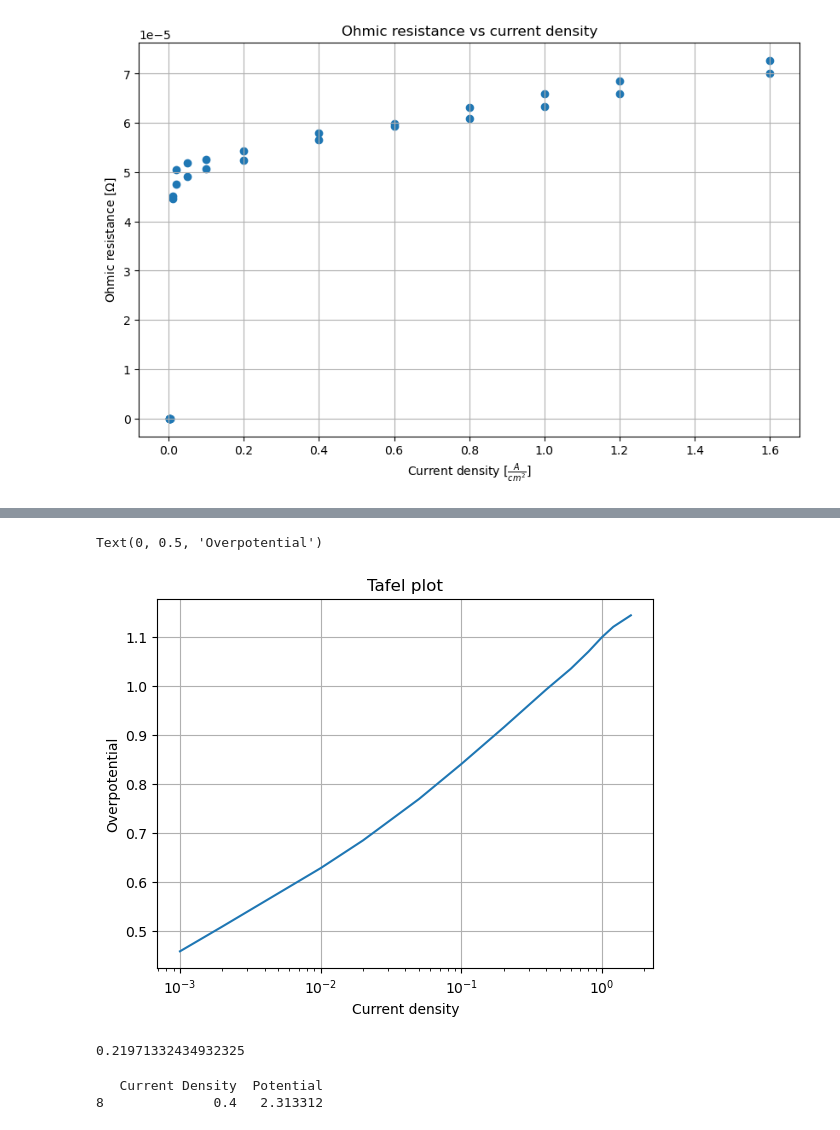
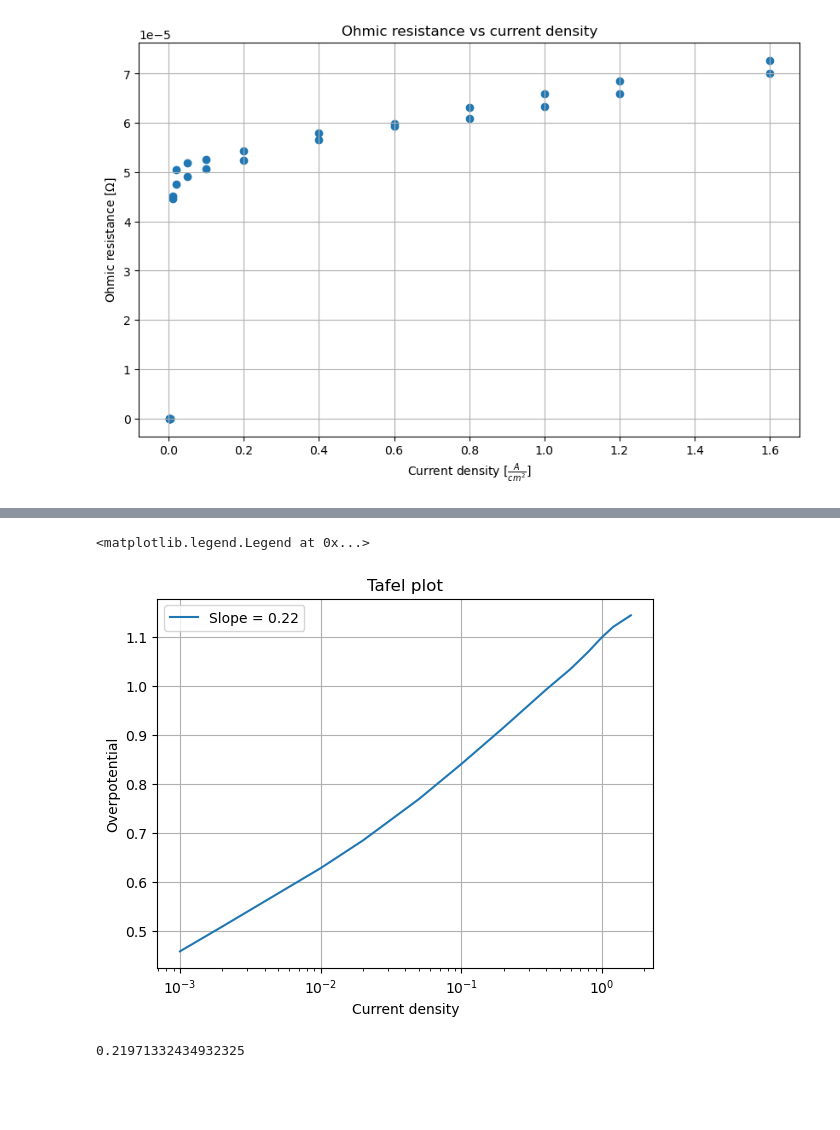
Before and after one commit to flexepticon/DBL_energy, a Jupyter notebook: Python scripts/File for graphs.ipynb, the cells around one changed output, grey strips where cells are left out. Drawn from its saved outputs; the diff is of its cells as text; code cells hidden in the pictures; blank space fills up the shorter version.

```diff
--- a/Python scripts/File for graphs.ipynb
+++ b/Python scripts/File for graphs.ipynb
@@ -77,20 +78,15 @@ KeyError: 'Current Density'
 # %%
-plt.plot(A.JR_dataframe['Current Density'], A.overpotential)
+plt.plot(A.JR_dataframe['J'], A.overpotential, label = f'Slope = {A.slope:.2f}')
 plt.xscale('log')
 plt.grid()
 plt.title('Tafel plot')
 plt.xlabel('Current density')
 plt.ylabel('Overpotential')
+plt.legend()
 # %% [output]
-Text(0, 0.5, 'Overpotential')
+<matplotlib.legend.Legend at 0x...>
-[figure, old version]
+[figure, new version]
 # %%
 print(A.slope)
 # %% [output]
 0.21971332434932325
-# %%
-data = A.VAC_dataframe[A.VAC_dataframe['Current Density'] == 0.4]
-print(data)
-# %% [output]
-   Current Density  Potential
-8              0.4   2.313312
```
Also changed, not shown: parts of 3 cells of this notebook.
